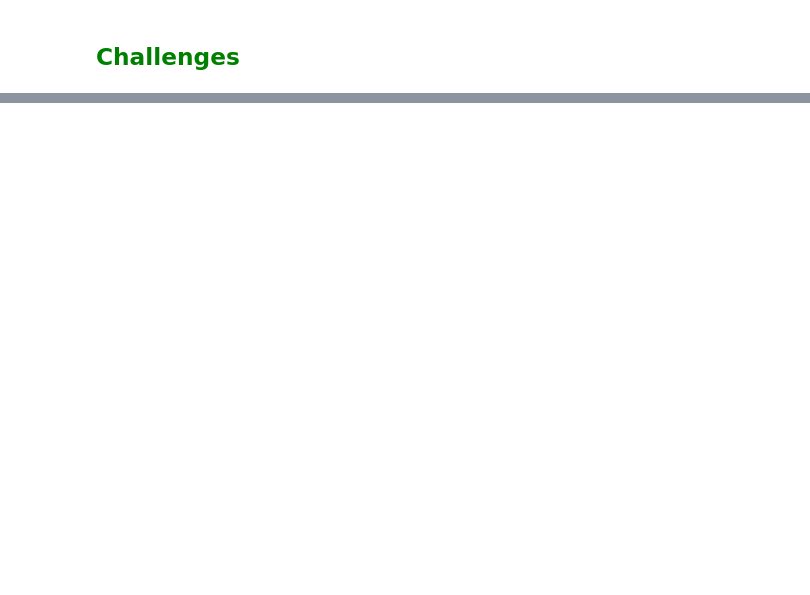
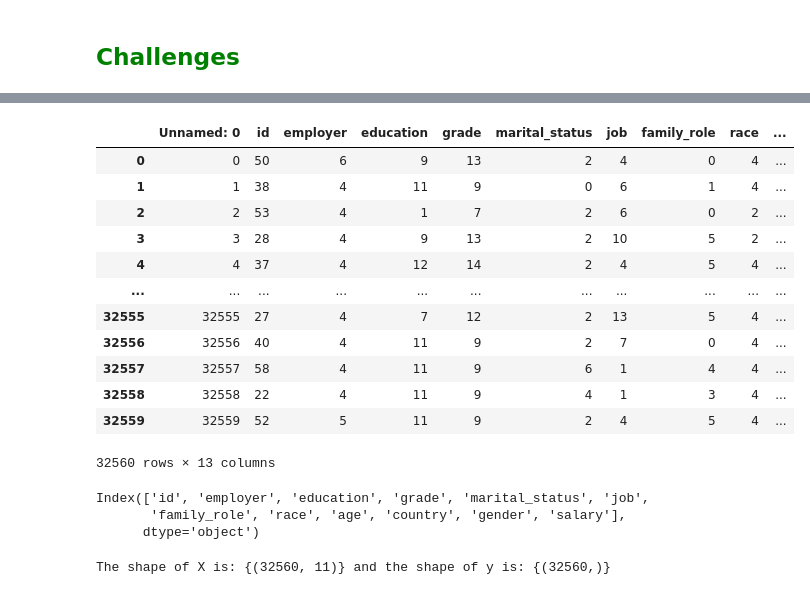
Before and after one commit to abel-keya/machine_learning-_supervised_learning_with_python, a Jupyter notebook: Grid_Search_HyperParameterTuningDataset.ipynb, the cells around one changed output, grey strips where cells are left out. Drawn from its saved outputs; the diff is of its cells as text; code cells hidden in the pictures; blank space fills up the shorter version.

```diff
--- a/Grid_Search_HyperParameterTuningDataset.ipynb
+++ b/Grid_Search_HyperParameterTuningDataset.ipynb
@@ -201,0 +220,18 @@ print(best_result)
+# %%
+#leading the clean dataset
+income=pd.read_csv('income_clean.csv',index_col=None)
+income
+# %% [output]
+|  | Unnamed: 0 | id | employer | education | grade | marital_status | job | family_role | race | ... |
+| 0 | 0 | 50 | 6 | 9 | 13 | 2 | 4 | 0 | 4 | ... |
+| 1 | 1 | 38 | 4 | 11 | 9 | 0 | 6 | 1 | 4 | ... |
+| 2 | 2 | 53 | 4 | 1 | 7 | 2 | 6 | 0 | 2 | ... |
+| 3 | 3 | 28 | 4 | 9 | 13 | 2 | 10 | 5 | 2 | ... |
+| 4 | 4 | 37 | 4 | 12 | 14 | 2 | 4 | 5 | 4 | ... |
+| ... | ... | ... | ... | ... | ... | ... | ... | ... | ... | ... |
+| 32555 | 32555 | 27 | 4 | 7 | 12 | 2 | 13 | 5 | 4 | ... |
+| 32556 | 32556 | 40 | 4 | 11 | 9 | 2 | 7 | 0 | 4 | ... |
+| 32557 | 32557 | 58 | 4 | 11 | 9 | 6 | 1 | 4 | 4 | ... |
+| 32558 | 32558 | 22 | 4 | 11 | 9 | 4 | 1 | 3 | 4 | ... |
+| 32559 | 32559 | 52 | 5 | 11 | 9 | 2 | 4 | 5 | 4 | ... |
+32560 rows × 13 columns
@@ -201,0 +240,15 @@ print(best_result)
+# %%
+income.columns
+# %% [output]
+Index(['id', 'employer', 'education', 'grade', 'marital_status', 'job',
+       'family_role', 'race', 'age', 'country', 'gender', 'salary'],
+      dtype='object')
+# %%
+#selecting the dependent and independent variables
+#independent variables
+X=income.drop('salary',axis=1)
+#dependent variables
+y=income['salary']
+print("The shape of X is:",{X.shape},"and the shape of y is:",{y.shape})
+# %% [output]
+The shape of X is: {(32560, 11)} and the shape of y is: {(32560,)}
```
Also changed, not shown: parts of 16 cells of this notebook.
